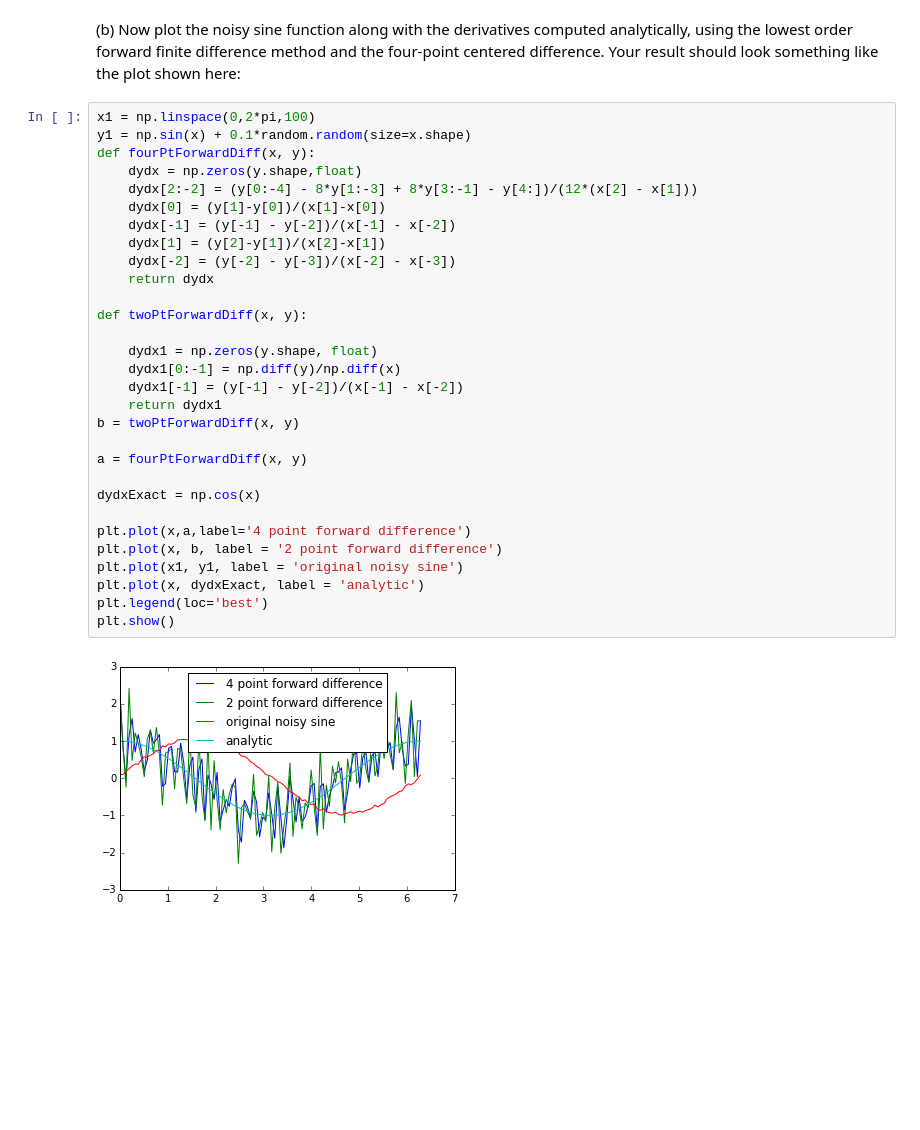
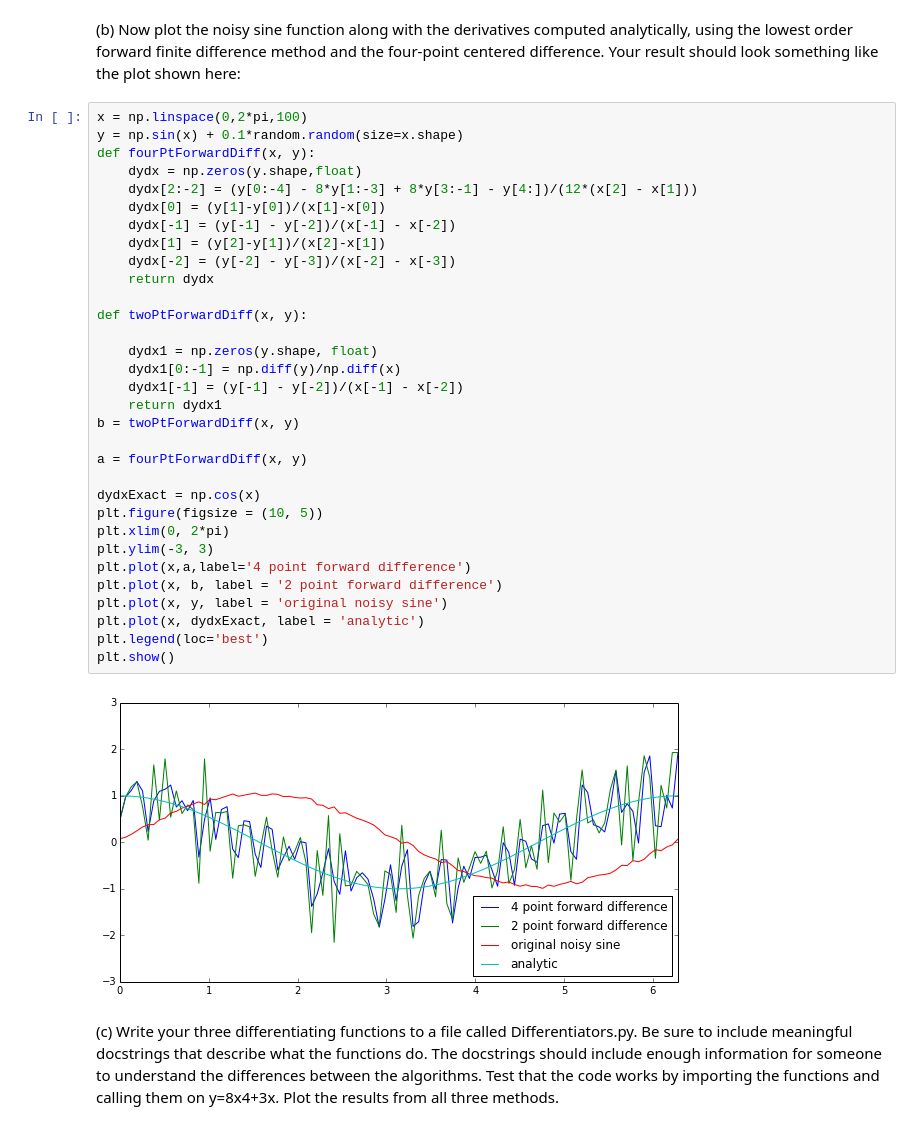
Before and after one commit to mkourjan/PHYS202-S14, a Jupyter notebook: Differentiation/DifferentiationExercises.ipynb, the cells around one changed output. Cells and saved outputs as stored; diff of their text form; blank space fills up the shorter version.

```diff
--- a/Differentiation/DifferentiationExercises.ipynb
+++ b/Differentiation/DifferentiationExercises.ipynb
@@ -180,34 +180,38 @@ plt.show()
 # %% [markdown]
 (b) Now plot the noisy sine function along with the derivatives computed analytically, using the lowest order forward finite difference method and the four-point centered difference. Your result should look something like the plot shown here:
 # %%
-x1 = np.linspace(0,2*pi,100)
-y1 = np.sin(x) + 0.1*random.random(size=x.shape)
+x = np.linspace(0,2*pi,100)
+y = np.sin(x) + 0.1*random.random(size=x.shape)
 def fourPtForwardDiff(x, y):
     dydx = np.zeros(y.shape,float)
     dydx[2:-2] = (y[0:-4] - 8*y[1:-3] + 8*y[3:-1] - y[4:])/(12*(x[2] - x[1]))
     dydx[0] = (y[1]-y[0])/(x[1]-x[0])
     dydx[-1] = (y[-1] - y[-2])/(x[-1] - x[-2])
     dydx[1] = (y[2]-y[1])/(x[2]-x[1])
     dydx[-2] = (y[-2] - y[-3])/(x[-2] - x[-3])
     return dydx
 
 def twoPtForwardDiff(x, y):
 
     dydx1 = np.zeros(y.shape, float)
     dydx1[0:-1] = np.diff(y)/np.diff(x)
     dydx1[-1] = (y[-1] - y[-2])/(x[-1] - x[-2])
     return dydx1
 b = twoPtForwardDiff(x, y)
 
 a = fourPtForwardDiff(x, y)
 
 dydxExact = np.cos(x)
-
+plt.figure(figsize = (10, 5))
+plt.xlim(0, 2*pi)
+plt.ylim(-3, 3)
 plt.plot(x,a,label='4 point forward difference')
 plt.plot(x, b, label = '2 point forward difference')
-plt.plot(x1, y1, label = 'original noisy sine')
+plt.plot(x, y, label = 'original noisy sine')
 plt.plot(x, dydxExact, label = 'analytic')
 plt.legend(loc='best')
 plt.show()
 # %% [output]
-[figure, old version]
+[figure, new version]
+# %% [markdown]
+(c) Write your three differentiating functions to a file called Differentiators.py. Be sure to include meaningful docstrings that describe what the functions do. The docstrings should include enough information for someone to understand the differences between the algorithms. Test that the code works by importing the functions and calling them on y=8x4+3x. Plot the results from all three methods.
```
Also changed, not shown: parts of 2 cells of this notebook, 1 other file.
